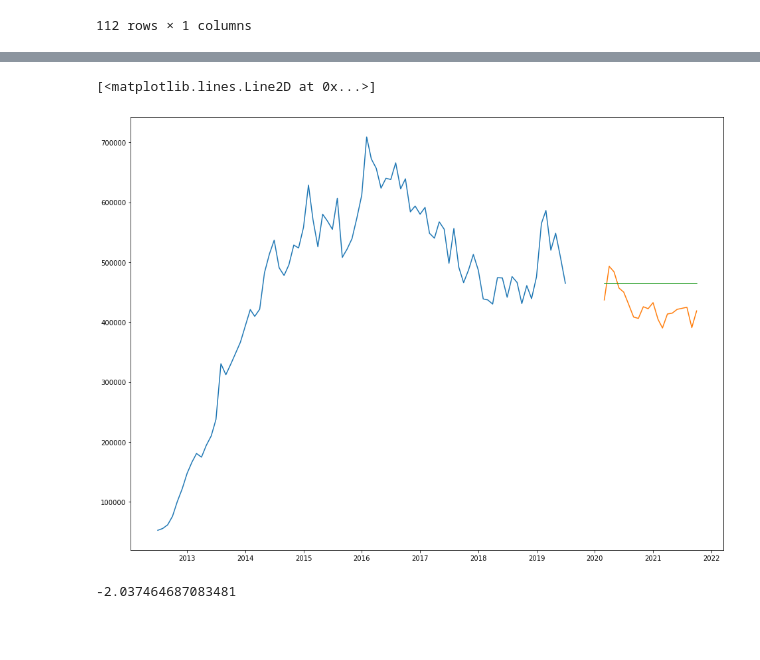
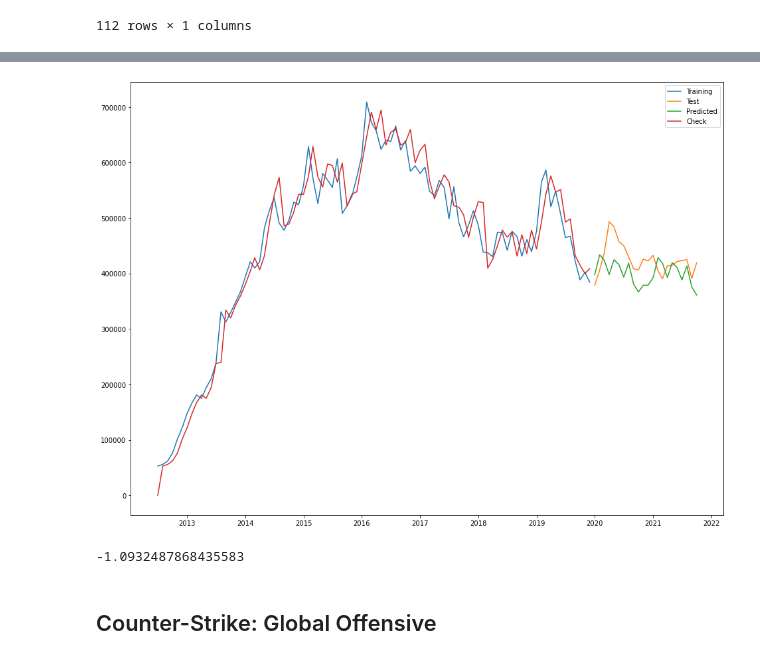
Before and after one commit to bryan9898/1015, a Jupyter notebook: Question 1/Question 1.ipynb, the cells around one changed output, grey strips where cells are left out. Drawn from its saved outputs; the diff is of its cells as text; code cells hidden in the pictures; blank space fills up the shorter version.

```diff
--- a/Question 1/Question 1.ipynb
+++ b/Question 1/Question 1.ipynb
@@ -321,6 +316,6 @@ p-value: 0.054883
 # %%
-train = Dota[:85]
-test = Dota[-20:]
+train = Dota[:90]
+test = Dota[-22:]
 plt.plot(train)
 plt.plot(test)
 # %% [output]
@@ -329,16 +324,11 @@ plt.plot(test)
 # %%
-model = pm.auto_arima(train, start_p=1, start_q=1,
-                      test='adf',       # use adftest to find optimal 'd'
-                      max_p=3, max_q=3, # maximum p and q
-                      m=1,              # frequency of series
-                      d=None,           # let model determine 'd'
-                      seasonal=False,   # No Seasonality
-                      start_P=0,
-                      D=0,
-                      trace=True,
-                      error_action='ignore',
-                      suppress_warnings=True,
-                      stepwise=True)
+model =  pm.auto_arima(train,start_p=0, d=None, start_q=0,
+                          max_p=50, max_d=50, max_q=50, start_P=0,
+                          D=1, start_Q=0, max_P=50, max_D=50,
+                          max_Q=50, m=12, seasonal=True,
+                          error_action='warn',trace = True,
+                          supress_warnings=True,stepwise = True,
+                          random_state=20,n_fits = 50 )
 
 print(model.summary())
 # %% [output]
@@ -362,5 +352,6 @@ Warnings:
 # %%
-prediction = pd.DataFrame(model.predict(n_periods = 20), index=test.index)
+prediction = pd.DataFrame(model.predict(n_periods = 22), index=test.index)
 prediction.columns = ['Predicted Players']
-prediction
+check = pd.DataFrame(model.predict_in_sample(), index=train.index)
+prediction.info()
 # %% [output]
@@ -385,13 +366,17 @@ prediction
 # %%
 plt.figure(figsize = (16, 12))
-plt.plot(train)
-plt.plot(test)
-plt.plot(prediction)
+plt.plot(train,label="Training")
+plt.plot(test,label="Test")
+plt.plot(prediction,label="Predicted")
+plt.plot(check,label="Check")
+plt.legend()
+plt.show()
 # %% [output]
-[<matplotlib.lines.Line2D at 0x...>]
-[figure, old version]
+[figure, new version]
 # %%
 from sklearn.metrics import r2_score
 r2_score(test['Avg. Players'], prediction['Predicted Players'])
 # %% [output]
--2.037464687083481
+-1.0932487868435583
+# %% [markdown]
+## Counter-Strike: Global Offensive
```
Also changed, not shown: parts of 24 cells of this notebook.
